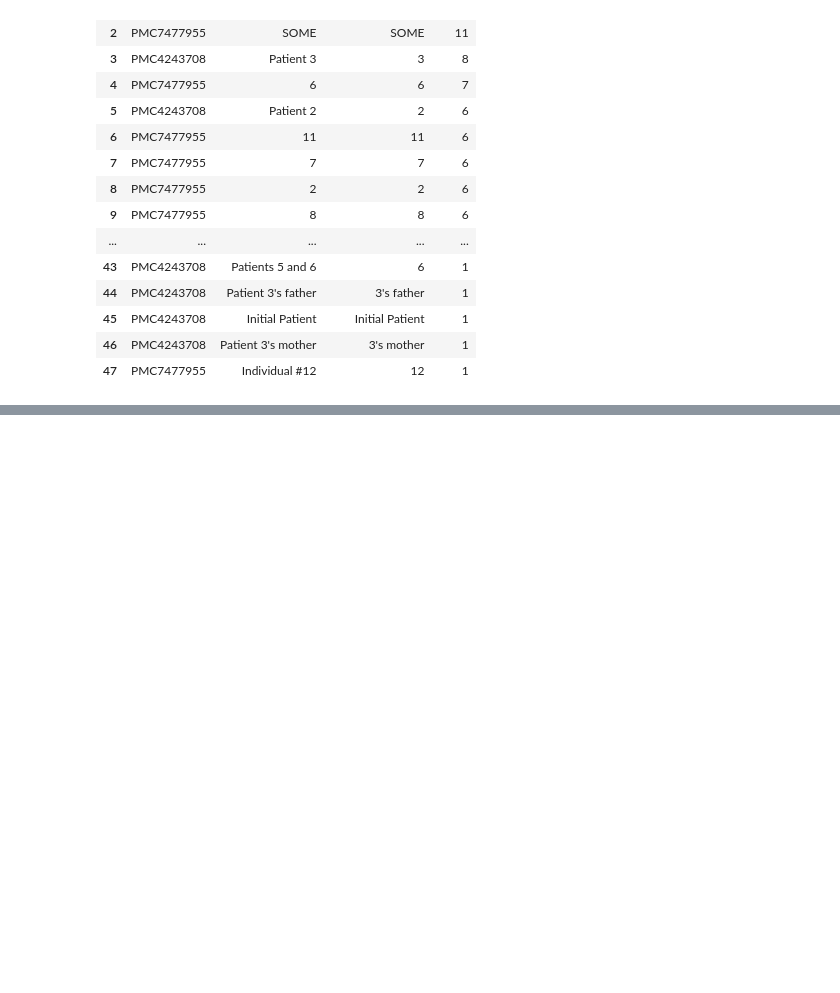
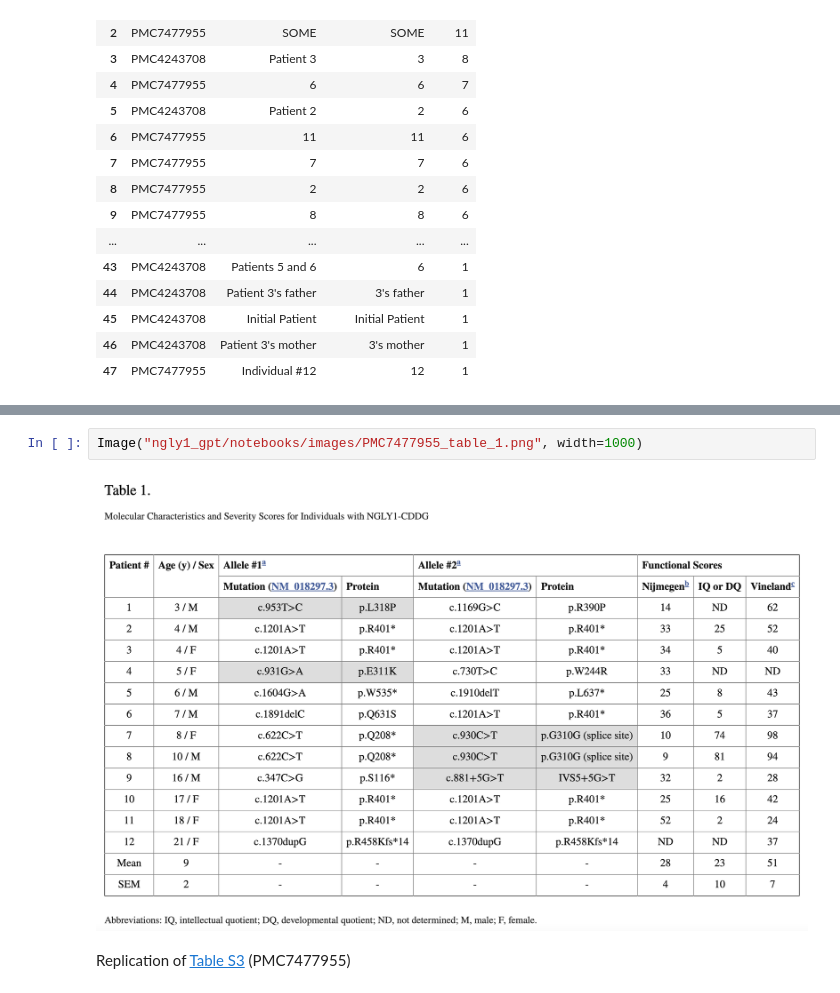
Before and after one commit to eric-czech/ngly1-gpt, a Jupyter notebook: ngly1_gpt/notebooks/patient_extraction.ipynb, the cells around one changed output, grey strips where cells are left out. Saved outputs shown, nothing was run; the diff lists cells and outputs as text; blank space fills up the shorter version.

```diff
--- a/ngly1_gpt/notebooks/patient_extraction.ipynb
+++ b/ngly1_gpt/notebooks/patient_extraction.ipynb
@@ -223,0 +305,6 @@ array(['PMC4243708', 'PMC7477955'], dtype=object)
+# %%
+Image("ngly1_gpt/notebooks/images/PMC7477955_table_1.png", width=1000)
+# %% [output]
+[figure, added]
+# %% [markdown]
+Replication of [Table S3](https://www.ncbi.nlm.nih.gov/pmc/articles/PMC7477955/bin/NIHMS1623121-supplement-1.pdf) (PMC7477955)
```
Also changed, not shown: parts of 42 cells of this notebook, 12 other files.
